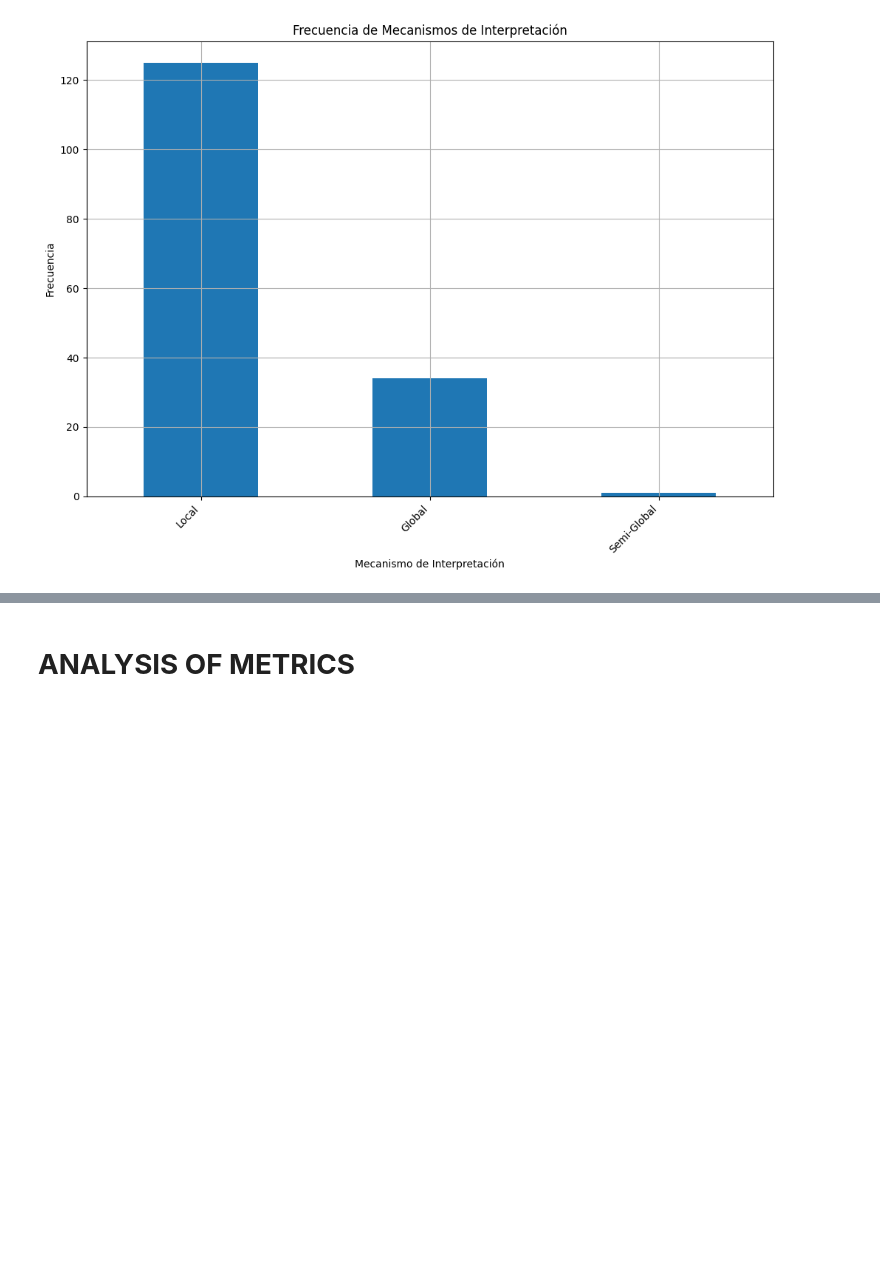
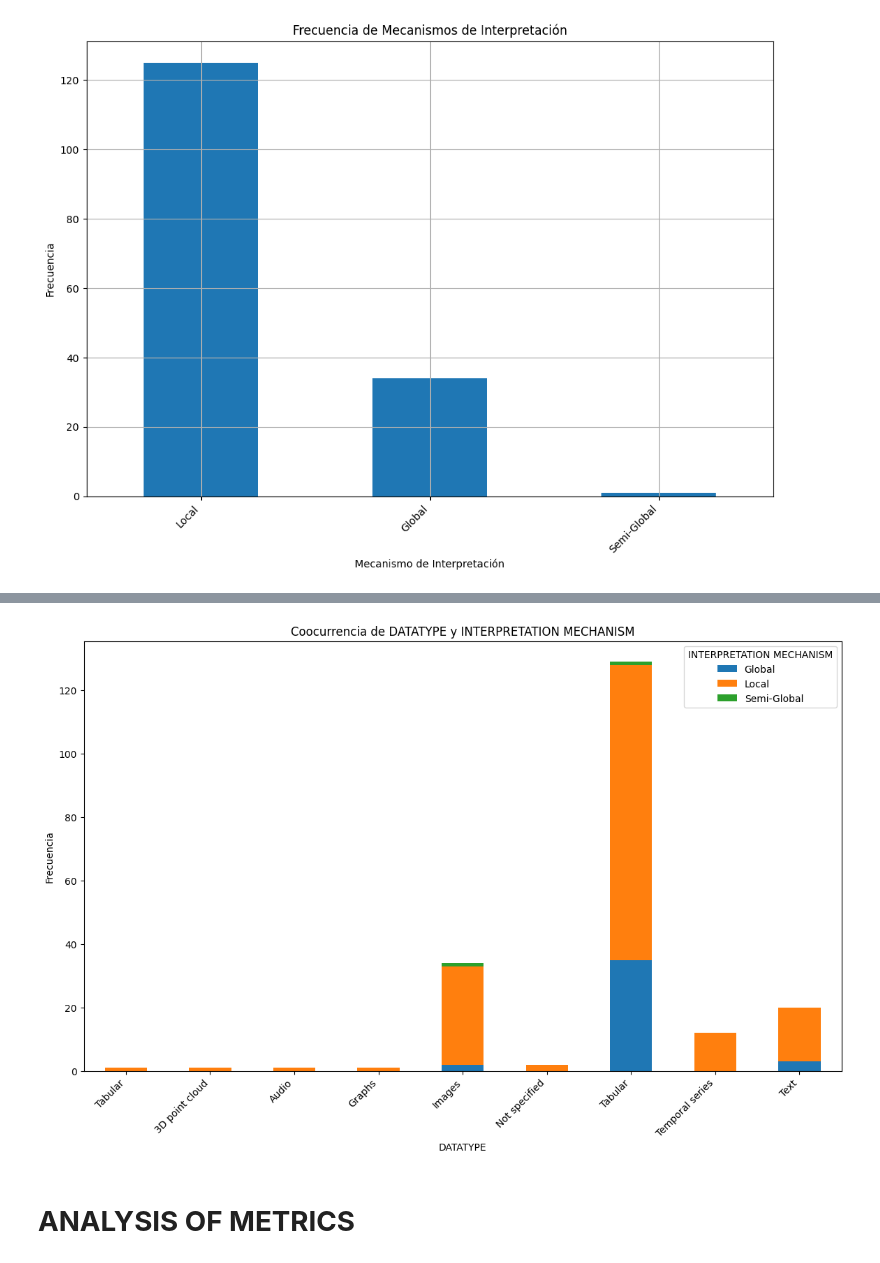
Before and after one commit to MysticDeepAI/AGNOSTIC-METHODS-AND-TECHNIQUES-FOR-INTERPRETABILITY-IN-MACHINE-LEARNING-a-systematic-review, a Jupyter notebook: DATA_ANALYSIS.ipynb, the cells around one changed output, grey strips where cells are left out. Drawn from its saved outputs; the diff is of its cells as text; code cells hidden in the pictures; blank space fills up the shorter version.

```diff
--- a/DATA_ANALYSIS.ipynb
+++ b/DATA_ANALYSIS.ipynb
@@ -762,3 +839,44 @@ plt.show()
+# %%
+import pandas as pd
+from collections import Counter
+import matplotlib.pyplot as plt
+import seaborn as sns
+
+# Ejemplo de cómo se vería tu DataFrame
+# data = {'DATATYPE': ['Tabular\nImage\nText', 'Text\nTime Series', 'Tabular\nImage'],
+#         'INTERPRETATION MECHANISM': ['Local\nGlobal', 'Global\nModel-Agnostic', 'Local\nSpecific']}
+# df = pd.DataFrame(data)
+
+# Inicializar un contador para las coocurrencias
+cooccurrence_counter = Counter()
+
+# Procesar las columnas 'DATATYPE' e 'INTERPRETATION MECHANISM' y contar las coocurrencias
+for index, row in df.iterrows():
+    datatypes = row['DATATYPE'].split('\n')
+    mechanisms = row['INTERPRETATION MECHANISM'].split('\n')
+    for datatype in datatypes:
+        for mechanism in mechanisms:
+            cooccurrence_counter[(datatype, mechanism)] += 1
+
+# Convertir el contador a un DataFrame para facilidad de uso
+df_cooccurrence = pd.DataFrame.from_dict(cooccurrence_counter, orient='index', columns=['Frequency']).reset_index()
+df_cooccurrence[['DATATYPE', 'INTERPRETATION MECHANISM']] = pd.DataFrame(df_cooccurrence['index'].tolist(), index=df_cooccurrence.index)
+df_cooccurrence = df_cooccurrence.drop(columns=['index'])
+
+# Pivotar el DataFrame para la visualización
+df_pivot = df_cooccurrence.pivot(index='DATATYPE', columns='INTERPRETATION MECHANISM', values='Frequency').fillna(0)
+
+# Graficar las coocurrencias
+plt.figure(figsize=(14, 8))
+df_pivot.plot(kind='bar', stacked=True, ax=plt.gca())
+plt.title('Coocurrencia de DATATYPE y INTERPRETATION MECHANISM')
+plt.xlabel('DATATYPE')
+plt.ylabel('Frecuencia')
+plt.xticks(rotation=45, ha='right')
+plt.legend(title='INTERPRETATION MECHANISM')
+plt.show()
+# %% [output]
+[figure, added]
 # %% [markdown]
 # **ANALYSIS OF METRICS**
 # %%
```
Also changed, not shown: parts of 9 cells of this notebook.
